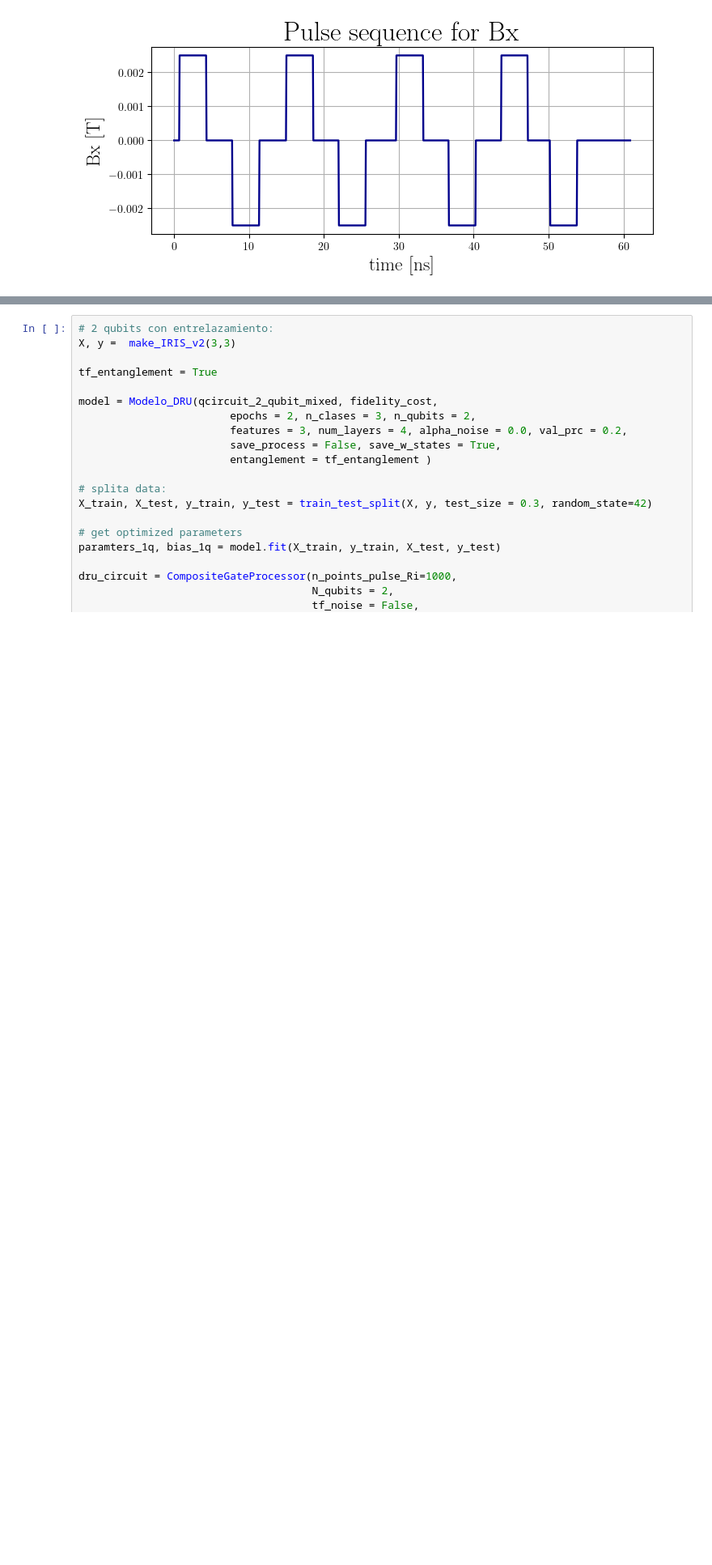
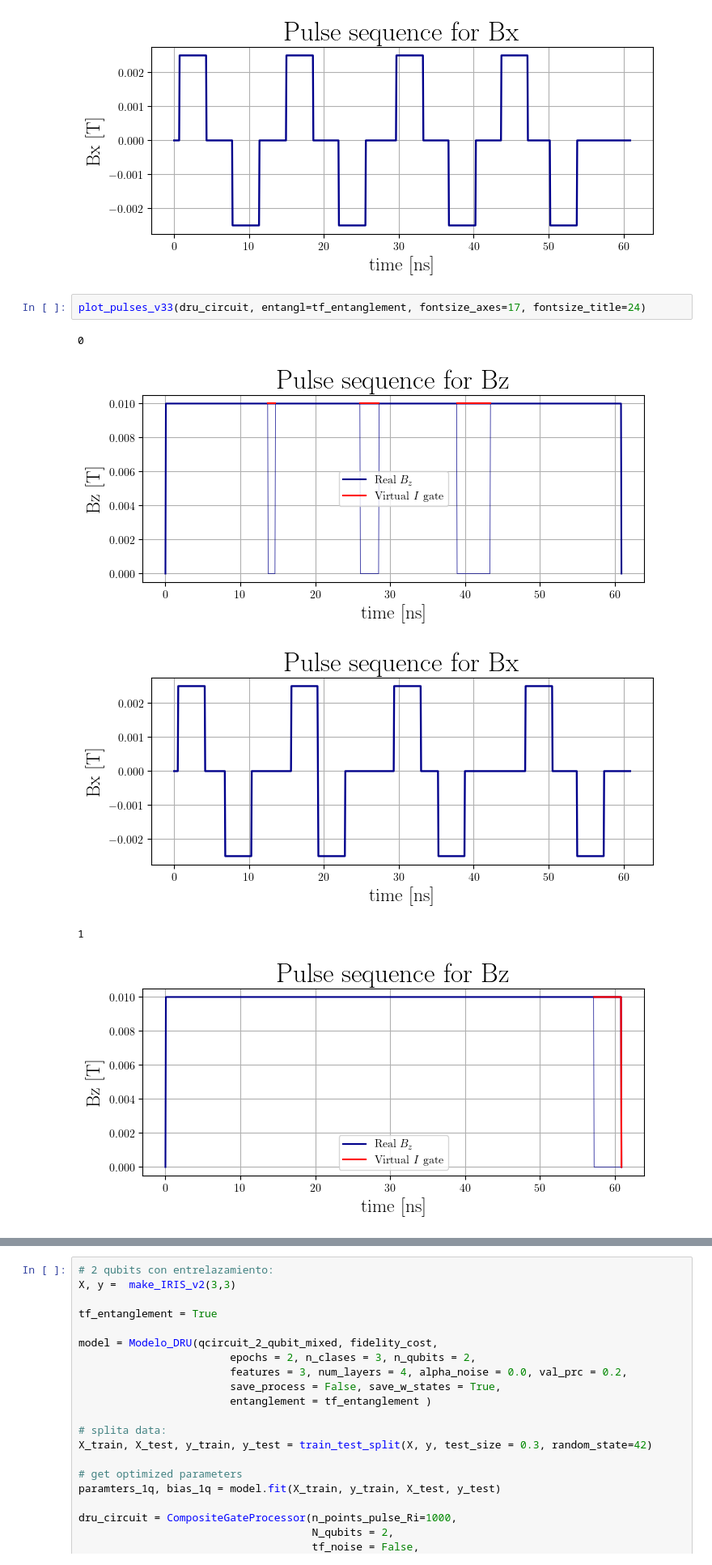
Before and after one commit to 6arlos6/QML_with_spins_using_DRU_algorithm, a Jupyter notebook: test_3_fidelities_intra_states.ipynb, the cells around one changed output, grey strips where cells are left out. Shown at 81% size. Cells and saved outputs as stored; diff of their text form; blank space fills up the shorter version.

```diff
--- a/test_3_fidelities_intra_states.ipynb
+++ b/test_3_fidelities_intra_states.ipynb
@@ -685,3 +664,11 @@ plot_pulses_v33(dru_circuit, entangl=tf_entanglement, fontsize_axes=17, fontsize
 1
 [figure]
 [figure]
+# %%
+plot_pulses_v33(dru_circuit, entangl=tf_entanglement, fontsize_axes=17, fontsize_title=24)
+# %% [output]
+0
+[figure, added]
+[figure, added]
+1
+[figure, added]
```
Also changed, not shown: parts of 7 cells of this notebook, 30 other files.
